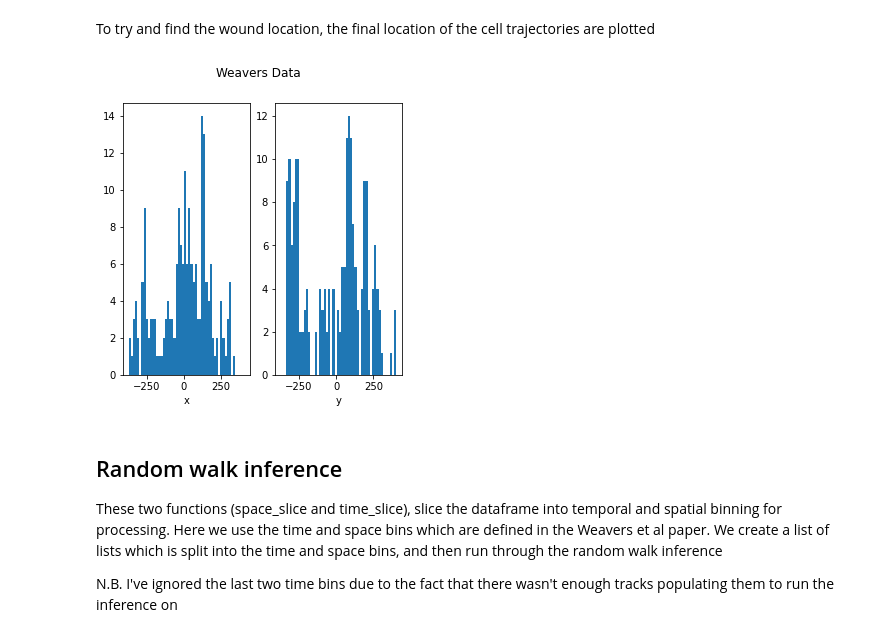
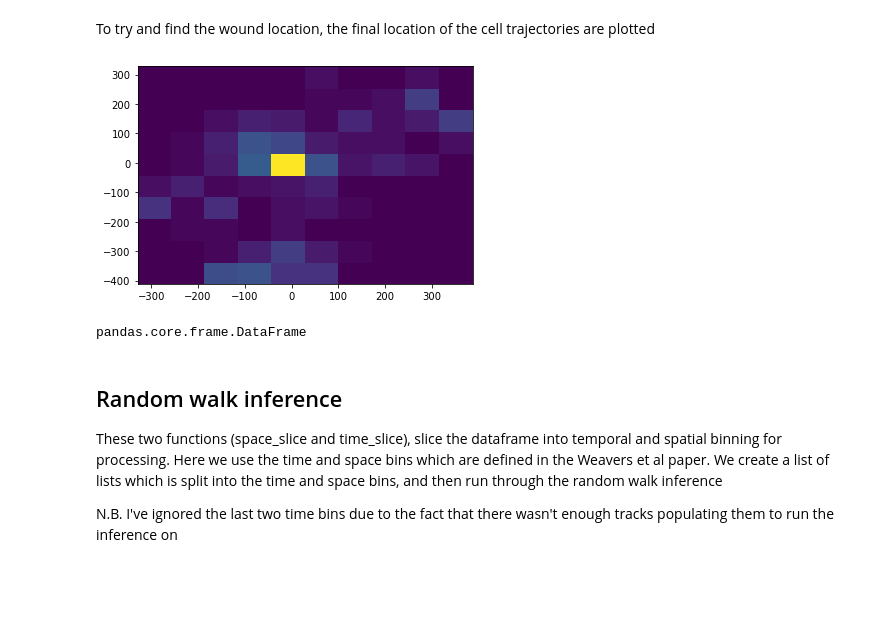
Before and after one commit to Schumacher-group/ImmuneCellMigrationAnalysis, a Jupyter notebook: Notebooks/Full inference pipeline for the Weavers data .ipynb, the cells around one changed output. Drawn from its saved outputs; the diff is of its cells as text; code cells hidden in the pictures; blank space fills up the shorter version.

```diff
--- a/Notebooks/Full inference pipeline for the Weavers data .ipynb
+++ b/Notebooks/Full inference pipeline for the Weavers data .ipynb
@@ -70,9 +71,10 @@ def create_dataframe(df, xw, yw,loc):
     reshapeddata.Track_ID = reshapeddata.Track_ID + "{}".format(loc)  # creates a label for the tracks to be organised by
     return reshapeddata
 # %%
-trajectory_1 = create_dataframe(df1, 395,345,"A")
-trajectory_1['x'] = trajectory_1['x'] * -1 # The x trajectories are flipped here,
-                                            #when they are plotted against the other two dataframes they appear the mirrored
-trajectory_2 = create_dataframe(df2, 250,150,"B")
-trajectory_3 = create_dataframe(df3, 250,150,"C")
+trajectory_example = create_dataframe(df2,0,0,"A")
+
+
+trajectory_1 = create_dataframe(df1,380,420,"A")
+trajectory_2 = create_dataframe(df2, 300,175,"B")
+trajectory_3 = create_dataframe(df3, 280,150,"C")
 trajectory = pd.concat([trajectory_1,trajectory_2, trajectory_3]) #Concatenates the  data
@@ -163,10 +83,5 @@ y = final_data['y'].tolist()
-# %%
-fig, ax = plt.subplots(1, 2, figsize=(5,5), sharex=True)
-fig.suptitle("Weavers Data")
-ax[0].hist(x, bins = 50)
-ax[0].set_xlabel("x")
-ax[1].hist(y, bins = 50)
-ax[1].set_xlabel("y")
-plt.show()
-# %% [output]
-[figure, removed]
+# %%
+plot_find_wound_location(trajectory)
+# %% [output]
+[figure, added]
+pandas.core.frame.DataFrame
```
Also changed, not shown: parts of 14 cells of this notebook, 28 other files.
